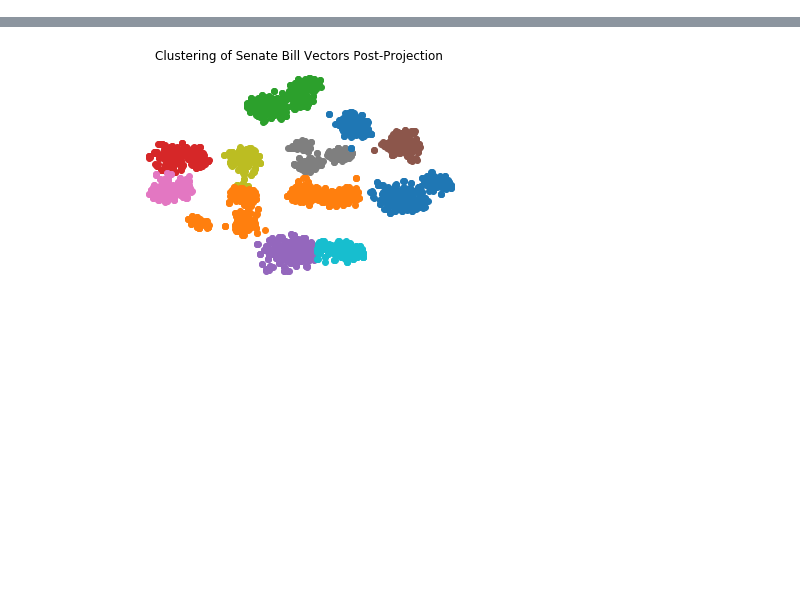
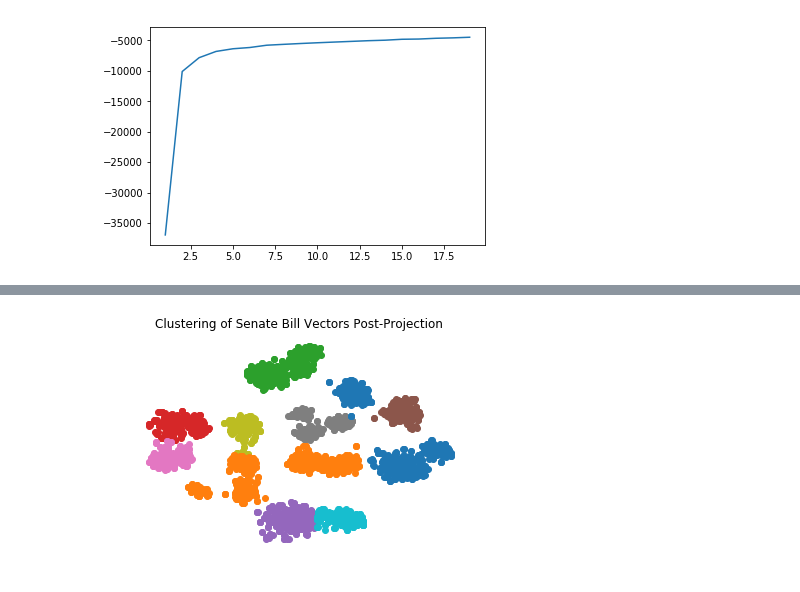
Before and after one commit to vivekmyers/Athenius, a Jupyter notebook: pyscripts/data_visualization.ipynb, the cells around one changed output, grey strips where cells are left out. Drawn from its saved outputs; the diff is of its cells as text; code cells hidden in the pictures; blank space fills up the shorter version.

```diff
--- a/pyscripts/data_visualization.ipynb
+++ b/pyscripts/data_visualization.ipynb
@@ -1,8 +1,10 @@
 # %%
+%matplotlib notebook
 import matplotlib.pyplot as plt
-%matplotlib inline
+from mpl_toolkits.mplot3d import Axes3D
 from sklearn.cluster import KMeans
 from sklearn.manifold import TSNE
+from sklearn.decomposition import PCA
 import numpy as np
 
-arr = np.load("senate_votes.npy")
+arr = np.load("senate_votes_d.npy")
@@ -8,0 +33,8 @@ arr = np.load("senate_votes.npy")
+# %%
+nc = range(1,20)
+kmeans = [KMeans(n_clusters=i) for i in nc]
+score = [kmeans[i].fit(arr.T).score(arr.T) for i in range(len(kmeans))]
+plt.plot(nc, score)
+plt.show()
+# %% [output]
+[figure, added]
```
Also changed, not shown: parts of 4 cells of this notebook, 3 other files.
